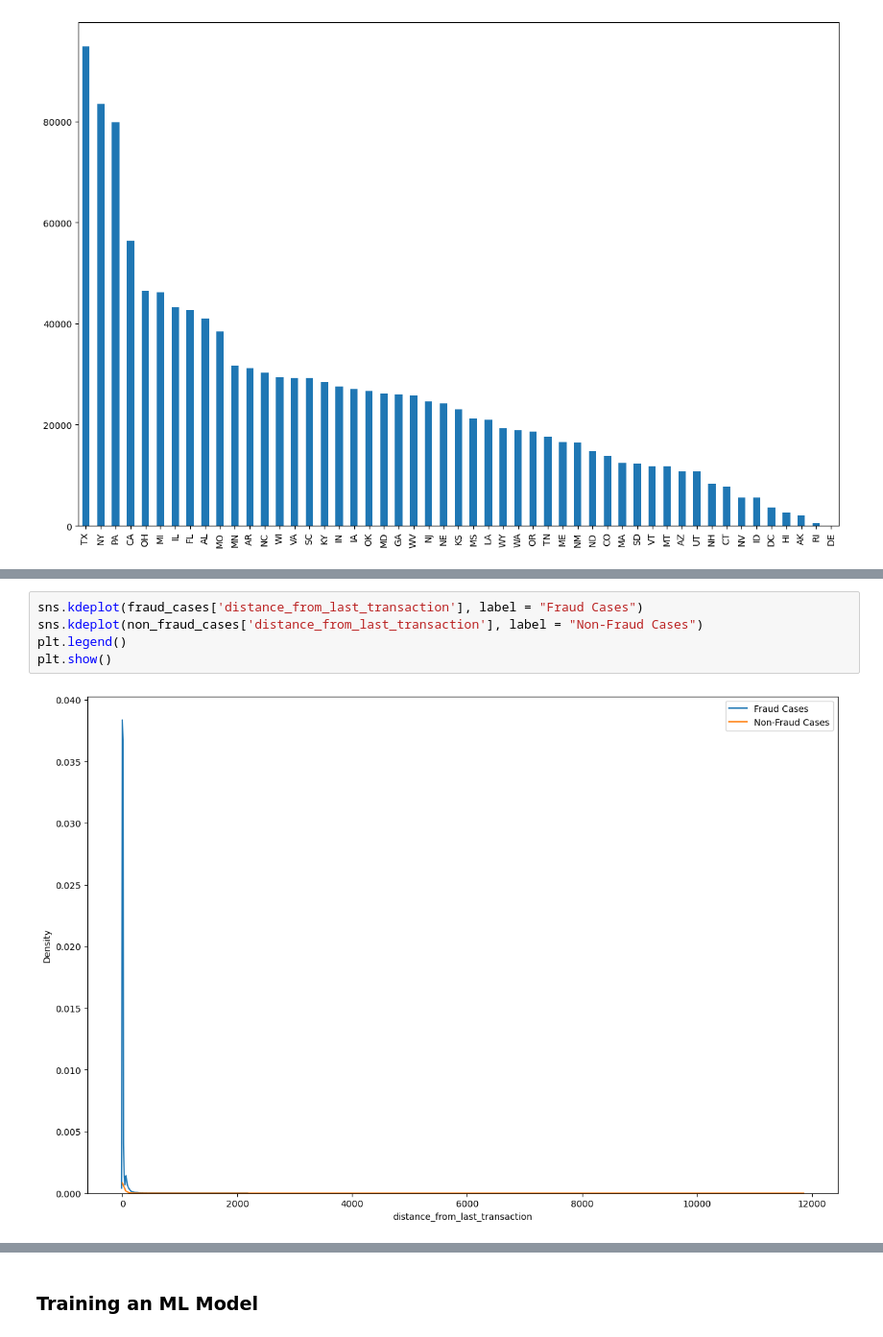
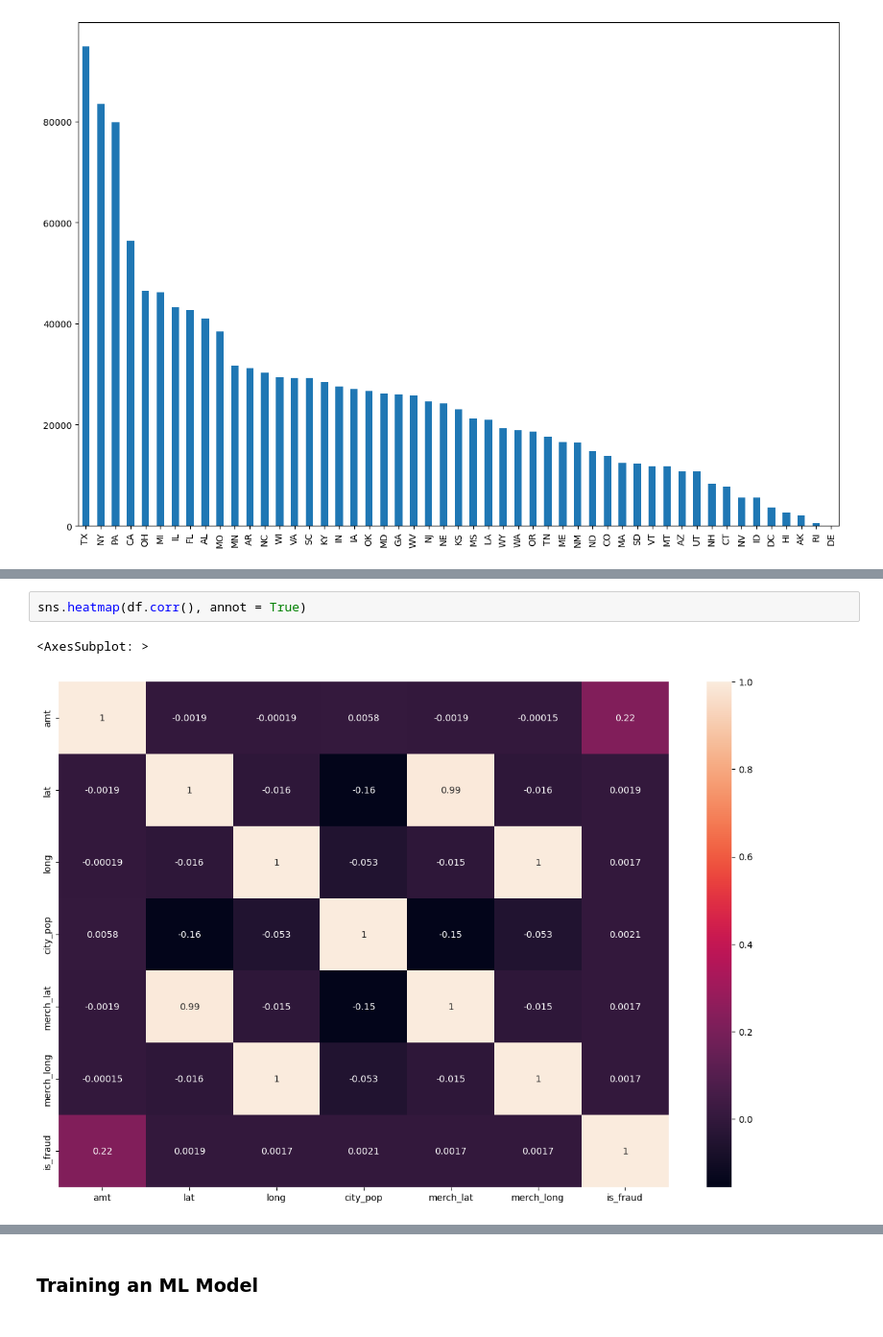
Before and after one commit to suhasmaddali/Credit-Card-Fraud-Detection, a Jupyter notebook: Credit Card Fraud Detection.ipynb, the cells around one changed output, grey strips where cells are left out. Shown at 96% size. Drawn from its saved outputs; the diff is of its cells as text.

```diff
--- a/Credit Card Fraud Detection.ipynb
+++ b/Credit Card Fraud Detection.ipynb
@@ -156,7 +155,5 @@ X_train.head()
-# %%
-sns.kdeplot(fraud_cases['distance_from_last_transaction'], label = "Fraud Cases")
-sns.kdeplot(non_fraud_cases['distance_from_last_transaction'], label = "Non-Fraud Cases")
-plt.legend()
-plt.show()
-# %% [output]
-[figure, removed]
+# %%
+sns.heatmap(df.corr(), annot = True)
+# %% [output]
+<AxesSubplot: >
+[figure, added]
```
Also changed, not shown: parts of 17 cells of this notebook.
